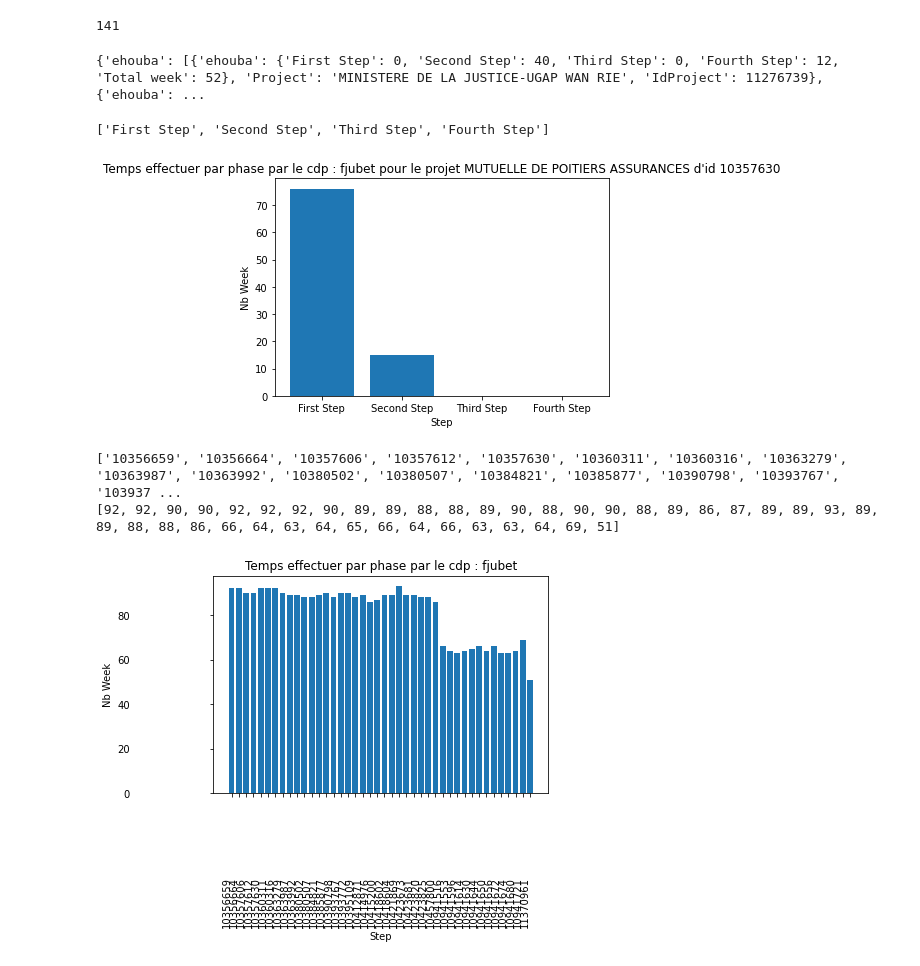
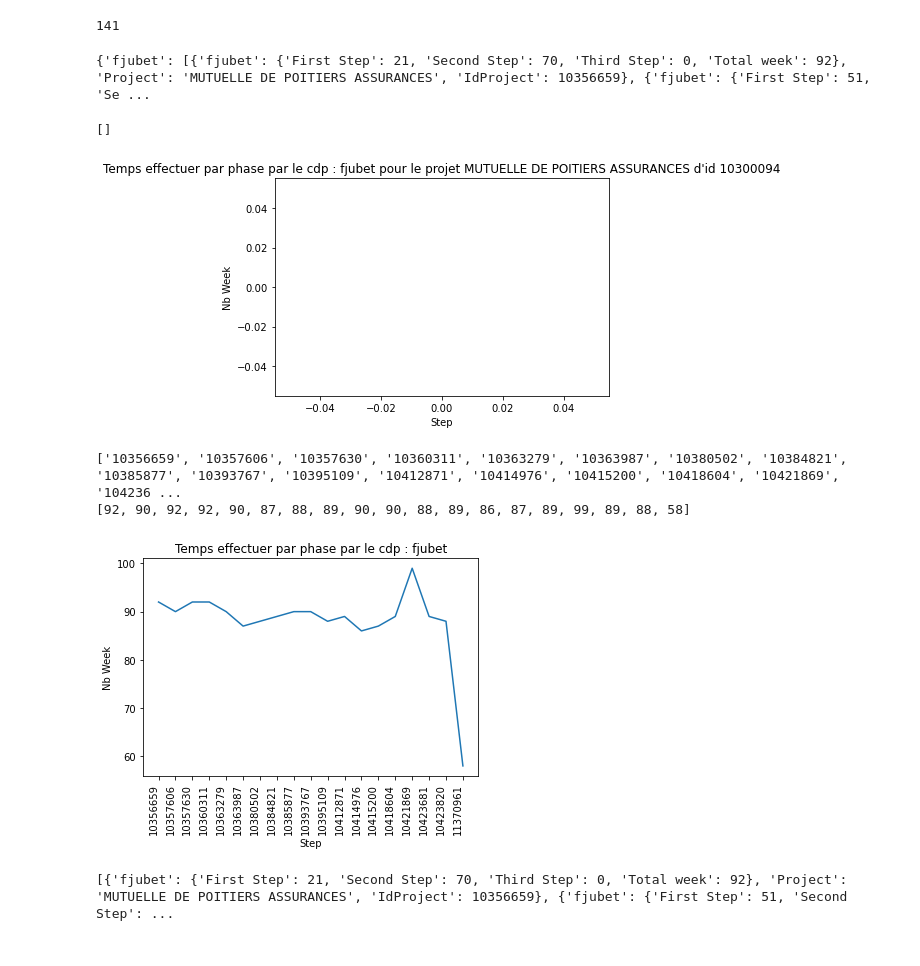
Before and after one commit to amouhite-dev/Dataviz, a Jupyter notebook: Extraction.ipynb, the cells around one changed output. Cells and saved outputs as stored; diff of their text form; code cells hidden in the pictures.

```diff
--- a/Extraction.ipynb
+++ b/Extraction.ipynb
@@ -26,7 +26,7 @@ data_to_extract
 """ Ask the file to use and load """
 name_file = "Suivi_PRI.xlsx"#input('Entrez le nom du fichier a analyser : ')+".xlsx"
 name_sheet = "Donnees_Sorties" #input("Entrez le nom de la feuille a analyser : ")
-name_keyword_for_extract = "9 OFFICE IMS"#input("Le nom de la colonne en fonction duquel se fera le doublons :  ")
+name_keyword_for_extract = "9 IP NET"#input("Le nom de la colonne en fonction duquel se fera le doublons :  ")
 name_new_file_extract = "New_"+name_file#input("Nom du nouveau fichier créé : ")+"xlsx"
 name_col = "Offre"
 name_id_to_sort = "Bdsid"
@@ -40,12 +40,14 @@ if name_sheet == "Donnees_Sorties":
                               "Date Mise En Service", "Date Mef",]] # only column that I want
 elif name_sheet == "Donnees_Stock":
     data = new_data[["Bdsid","Master Id","Client", "Operation","Offre","Cdp",
-                              "Date Debut Dplt", "Date Cr Lien BDSID","Date Installation Technique",
-                              "Date Installation Planifiee","Date Mise En Service",
-                              "Date Mef",]] # only column that I want
+                              "Date Debut Dplt", "Date_Cr_Lien_BDSID",'Date Installation Client',
+                             "Date Installation Technique","Date Installation Planifiee",
+                             "Date Mise En Service"]] # only column that I want
 data_to_treat = data[data["Operation"] == "ACTIVATION"].sort_values(by=[name_id_to_sort])
 data_to_treat.to_excel(name_new_file_extract, sheet_name=name_sheet, index = False) # create new
-data_to_treat
+data_to_treat_no_Nan = data_to_treat.dropna()
+print(data_to_treat_no_Nan)
+print(data_to_treat)
 # file contains data in new_data
 #print("fini")
 # %% [output]
@@ -100,6 +106,8 @@ def nb_weekday_between_two_date(d, end, excluded=(6, 7)):
     holydays_date = []
     for i in range(d.year,(end.year+1)):
         holydays_date = list(set(holydays_date + days_holyday(i)))
+    if d.date() > end.date():
+        d , end = end, d
     while d.date() <= end.date():
         insert = True
         #if(pd.isnull(d.date()) == False and pd.isnull(end.date()) == False):
@@ -121,5 +129,5 @@ def nb_weekday_between_two_date(d, end, excluded=(6, 7)):
     #return str(nb_week)+" weeks and "+str(nb_days)+" days"
     return nb_week, nb_days
 
-print(nb_weekday_between_two_date(datetime.datetime(2018,6,15),datetime.datetime(2021,3,31)))
+print(nb_weekday_between_two_date(datetime.datetime(2020,6,5),datetime.datetime(2020,8,28)))
 # %% [output]
@@ -157,3 +180,6 @@ def create_dict_cdp_time_do(name_cdp, name_project, idProject, list_date_to_chec
+# %%
+def check_nb_week_use_to_nan(step_at_moment):
+    return datetime.timedelta(weeks=dico_to_eval_nan[step_at_moment+" Nan"])
 # %%
 def calcul_total_week_do_by_cdp(cdp, l_day, dict_time_do):
     total_week, total_day = 0, 0
@@ -187,9 +251,13 @@ all_Idproject = list(data_to_treat['Bdsid'])
 list_action_cdp = []
 dict_all_cdp_time_do={}
 for cdp in range(len(all_cdp)):
-    list_of_all_date = [list(data_to_treat['Date Debut Dplt'])[cdp], list(data_to_treat['Date Cr Lien BDSID'])[cdp],
-                       list(data_to_treat['Date Installation Client'])[cdp], list(data_to_treat['Date Mise En Service'])[cdp],
-                       list(data_to_treat['Date Mef'])[cdp]]
+    if(name_sheet == "Donnees_Stock"):
+        list_of_all_date = [list(data_to_treat['Date Debut Dplt'])[cdp], list(data_to_treat['Date_Cr_Lien_BDSID'])[cdp],
+                               list(data_to_treat['Date Installation Client'])[cdp], list(data_to_treat['Date Mise En Service'])[cdp]]
+    else:
+        list_of_all_date = [list(data_to_treat['Date Debut Dplt'])[cdp], list(data_to_treat['Date Cr Lien BDSID'])[cdp],
+                           list(data_to_treat['Date Installation Client'])[cdp], list(data_to_treat['Date Mise En Service'])[cdp],
+                           list(data_to_treat['Date Mef'])[cdp]]
     #print(cdp, list_of_all_date)
     """list_of_all_date.append(nb_weekday_between_two_date(list(data_to_treat['Date Debut Dplt'])[cdp],
                                                         list(data_to_treat['Date Cr Lien BDSID'])[cdp]))
@@ -202,7 +270,7 @@ for cdp in range(len(all_cdp)):
     #print(all_cdp[cdp])
     if(type(all_cdp[cdp]) != str):
         all_cdp[cdp] = "Sans nom"
-    list_action_cdp.append(create_dict_cdp_time_do(all_cdp[cdp], all_project[cdp], all_Idproject[cdp], list_of_all_date))
+    list_action_cdp.append(create_dict_cdp_time_do(all_cdp[cdp], all_project[cdp], all_Idproject[cdp], list_of_all_date, "Donnees_Stock"))
 
 list_cdp_without_duplication = list(set(all_cdp))
 
@@ -215,7 +283,7 @@ for cdp in list_cdp_without_duplication :
     list_action_every_cdp=[]
 print(dict_all_cdp_time_do)
 # %% [output]
-{'ehouba': [{'ehouba': {'First Step': 0, 'Second Step': 40, 'Third Step': 0, 'Fourth Step': 12, 'Total week': 52}, 'Project': 'MINISTERE DE LA JUSTICE-UGAP WAN RIE', 'IdProject': 11276739}, {'ehouba': ...
+{'fjubet': [{'fjubet': {'First Step': 21, 'Second Step': 70, 'Third Step': 0, 'Total week': 92}, 'Project': 'MUTUELLE DE POITIERS ASSURANCES', 'IdProject': 10356659}, {'fjubet': {'First Step': 51, 'Se ...
 # %%
 """def convert_week_in_month(dico_date_in_week):
     for key, value in dico_date_in_week.items():
@@ -239,41 +307,41 @@ def create_dataviz_every_cdp_in_function_Oneproject_and_time(dico_date_in_week,n
     plt.xlabel("Step")
     plt.ylabel("Nb Week")
     plt.title(f"Temps effectuer par phase par le cdp : {name_cdp} pour le projet {name_project} d'id {idProject}")
-create_dataviz_every_cdp_in_function_Oneproject_and_time(dict_all_cdp_time_do,'fjubet','MUTUELLE DE POITIERS ASSURANCES', 10357630)
+create_dataviz_every_cdp_in_function_Oneproject_and_time(dict_all_cdp_time_do,'fjubet','MUTUELLE DE POITIERS ASSURANCES', 10300094)
 # %% [output]
-['First Step', 'Second Step', 'Third Step', 'Fourth Step']
+[]
-[figure, old version]
+[figure, new version]
 # %%
 import pylab
 
 import matplotlib.ticker as mticker
 def create_dataviz_in_function_project_and_total_time_of_cdp(dico_date_in_week,name_cdp):
     N=10
     list_step_to_do = []
     xl , yl = [], []
     list_time_to_do = dico_date_in_week[name_cdp]
     for search in list_time_to_do:
         #xl.append('\n'.join([i for i in str(search['IdProject'])]))
         #print(xl)
         xl.append(str(search['IdProject']))
         yl.append(search[name_cdp]['Total week'])
 
     print(xl)
     print(yl)
     #list_step_to_do = list(dico_date_in_week[name_cdp].keys())[:len(list_step_to_do)-1]
-    #plt.figure(length = 20)
+   # plt.figure(length = 20)
     #plt.bar(xl,yl)
     fig, ax = plt.subplots()
-    ax.bar(xl,yl)
+    ax.plot(xl,yl)
     plt.setp(ax.get_xticklabels(),rotation=90, ha="right")
     plt.xlabel("Step")
     plt.ylabel("Nb Week")
     plt.title(f"Temps effectuer par phase par le cdp : {name_cdp}")
 create_dataviz_in_function_project_and_total_time_of_cdp(dict_all_cdp_time_do,'fjubet')
 # %% [output]
-['10356659', '10356664', '10357606', '10357612', '10357630', '10360311', '10360316', '10363279', '10363987', '10363992', '10380502', '10380507', '10384821', '10385877', '10390798', '10393767', '103937 ...
-[92, 92, 90, 90, 92, 92, 92, 90, 89, 89, 88, 88, 89, 90, 88, 90, 90, 88, 89, 86, 87, 89, 89, 93, 89, 89, 88, 88, 86, 66, 64, 63, 64, 65, 66, 64, 66, 63, 63, 64, 69, 51]
+['10356659', '10357606', '10357630', '10360311', '10363279', '10363987', '10380502', '10384821', '10385877', '10393767', '10395109', '10412871', '10414976', '10415200', '10418604', '10421869', '104236 ...
+[92, 90, 92, 92, 90, 87, 88, 89, 90, 90, 88, 89, 86, 87, 89, 99, 89, 88, 58]
-[figure, old version]
+[figure, new version]
 # %%
 def calculate_week_average_every_cdp(dico_date_in_week,name_cdp):
     moy, somme = 0, 0
@@ -288,7 +356,9 @@ def calculate_week_average_every_cdp(dico_date_in_week,name_cdp):
         return list_time_to_do[-1]
 for key, value in dict_all_cdp_time_do.items():
     calculate_week_average_every_cdp(dict_all_cdp_time_do,key)
-print(dict_all_cdp_time_do['fbellut'])
+print(dict_all_cdp_time_do['fjubet'])
+# %% [output]
+[{'fjubet': {'First Step': 21, 'Second Step': 70, 'Third Step': 0, 'Total week': 92}, 'Project': 'MUTUELLE DE POITIERS ASSURANCES', 'IdProject': 10356659}, {'fjubet': {'First Step': 51, 'Second Step': ...
 # %%
 
 def dataviz_in_function_cdp_and_average_time_to_do(dico_date_in_week,list_cdp):
```
Also changed, not shown: parts of 12 cells of this notebook, 1 other file.
